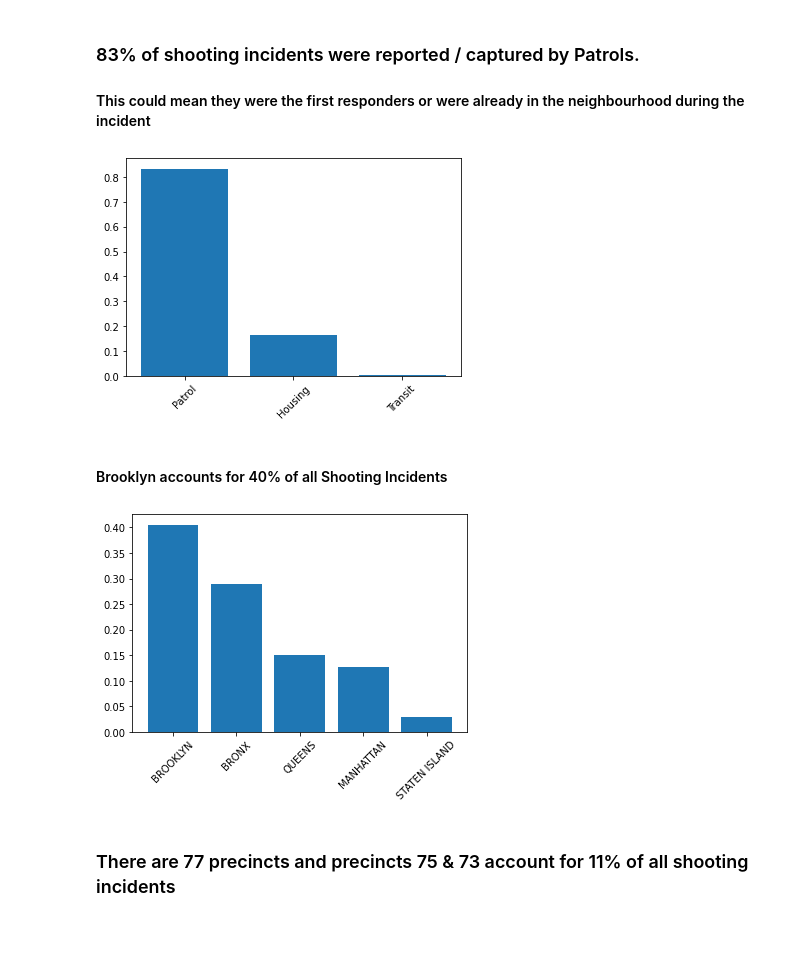
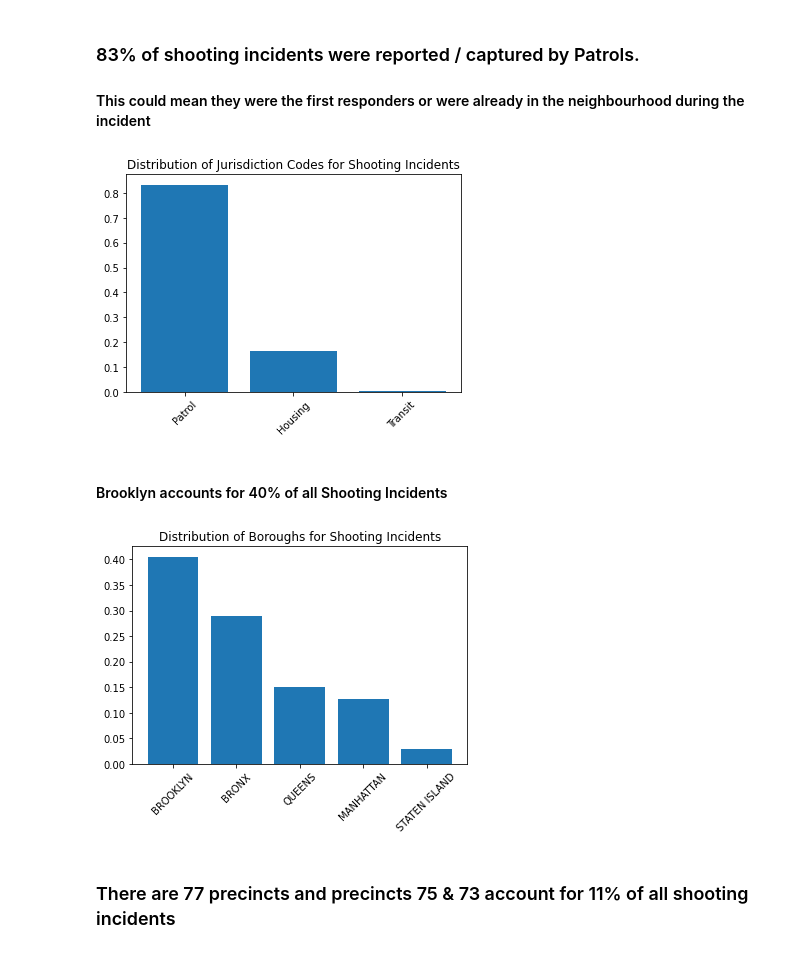
Before and after one commit to Arunadhri/UC_Coursework, a Jupyter notebook: NYPD_Shooting_Incident_Data_Report.ipynb, the cells around one changed output. Cells and saved outputs as stored; diff of their text form; code cells hidden in the pictures.

```diff
--- a/NYPD_Shooting_Incident_Data_Report.ipynb
+++ b/NYPD_Shooting_Incident_Data_Report.ipynb
@@ -67,18 +63,20 @@ df['OCCUR_DATE'].min(), df['OCCUR_DATE'].max()
 #### This could mean they were the first responders or were already in the neighbourhood during the incident
 # %%
 plt.xticks(rotation=45)
+plt.title('Distribution of Jurisdiction Codes for Shooting Incidents')
 _ = plt.bar(df['JURISDICTION_CODE'].value_counts(normalize=True).index,
         df['JURISDICTION_CODE'].value_counts(normalize=True))
 # %% [output]
-[figure, old version]
+[figure, new version]
 # %% [markdown]
 #### Brooklyn accounts for 40% of all Shooting Incidents
 # %%
 plt.xticks(rotation=45)
+plt.title('Distribution of Boroughs for Shooting Incidents')
 _ = plt.bar(df['BORO'].value_counts(normalize=True).index,
         df['BORO'].value_counts(normalize=True))
 # %% [output]
-[figure, old version]
+[figure, new version]
 # %% [markdown]
 ### There are 77 precincts and precincts 75 & 73 account for 11% of all shooting incidents
 # %%
```
Also changed, not shown: parts of 6 cells of this notebook.
